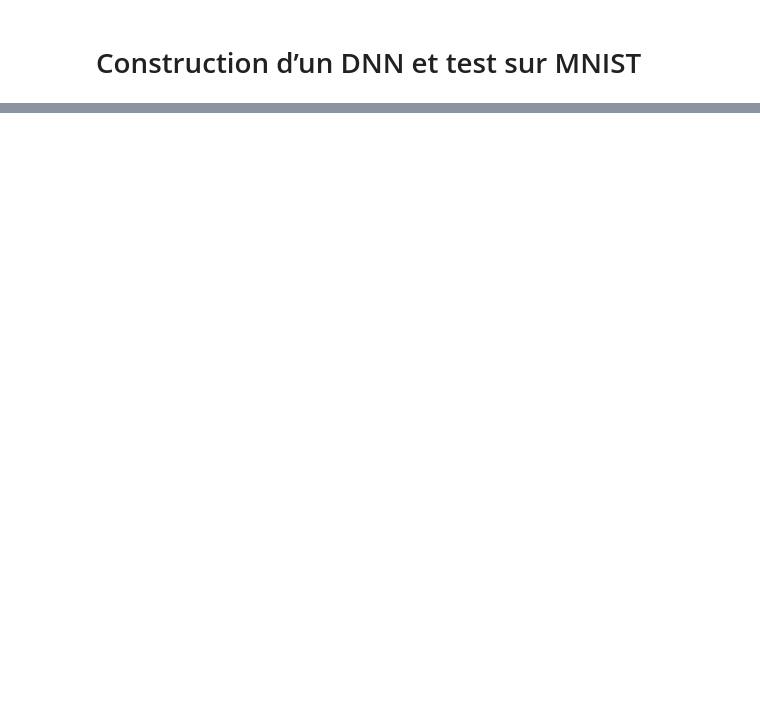
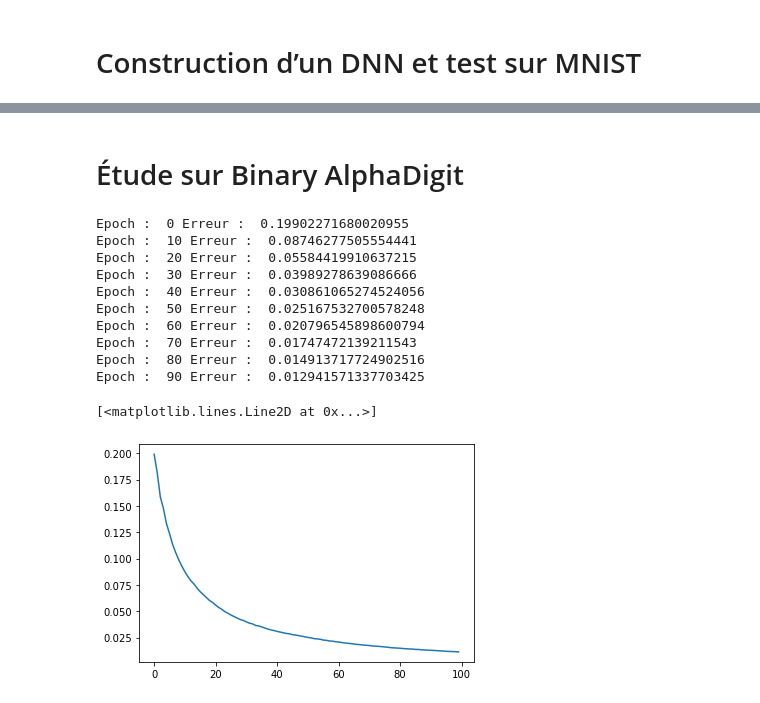
Before and after one commit to zack242/Deep-Learing-II, a Jupyter notebook: DL2 2.ipynb, the cells around one changed output, grey strips where cells are left out. Cells and saved outputs as stored; diff of their text form; code cells hidden in the pictures; blank space fills up the shorter version.

```diff
--- a/DL2 2.ipynb
+++ b/DL2 2.ipynb
@@ -230,0 +495,44 @@ generer_image_DBN(Dbm, 500, 2)
+# %% [markdown]
+# Étude sur Binary AlphaDigit
+# %%
+from principal_DBN_alpha import *
+# Spécification des paramètres liés au réseau et à l’apprentissage
+input_size = 320  # Taille de l'entrée (20 x 16 pixels)
+hidden_sizes = [25, 25]  # Nombre de neurones dans chaque couche cachée
+output_size = 2  # Nombre de neurones en sortie (10 classes)
+num_iters = 100  # Nombre d'itérations pour les descentes de gradient
+learning_rate = 0.02  # Taux d'apprentissage
+batch_size = 100  # Taille des mini-batch
+num_train_data = 50000  # Nombre de données d'apprentissage
+num_val_data = 200  # Nombre de données de validation
+num_test_data = 200  # Nombre de données de test
+
+# Charger les données
+data = lire_alpha_digit(['0', '2', 'F', 'Z'])
+
+# On fait un mélange les données aléatoirement (Shuffle)
+random.shuffle(data)
+
+# Filtration des données pour ne garder que les données d'apprentissage
+train_data = data[:num_train_data] # sélection des num_train_data premières données de la liste data
+# %%
+# Entrainement du RBM sur les données d'apprentissage
+X = train_data
+p = len(X[0])
+q = 100
+Rbm = init_RBM(p,q)
+Rbm,error = train_RBM(Rbm,X,learning_rate, batch_size, output_size)
+plt.plot(error)
+# %% [output]
+Epoch :  0 Erreur :  0.19902271680020955
+Epoch :  10 Erreur :  0.08746277505554441
+Epoch :  20 Erreur :  0.05584419910637215
+Epoch :  30 Erreur :  0.03989278639086666
+Epoch :  40 Erreur :  0.030861065274524056
+Epoch :  50 Erreur :  0.025167532700578248
+Epoch :  60 Erreur :  0.020796545898600794
+Epoch :  70 Erreur :  0.01747472139211543
+Epoch :  80 Erreur :  0.014913717724902516
+Epoch :  90 Erreur :  0.012941571337703425
+[<matplotlib.lines.Line2D at 0x...>]
+[figure, added]
```
Also changed, not shown: parts of 19 cells of this notebook, 3 other files.
